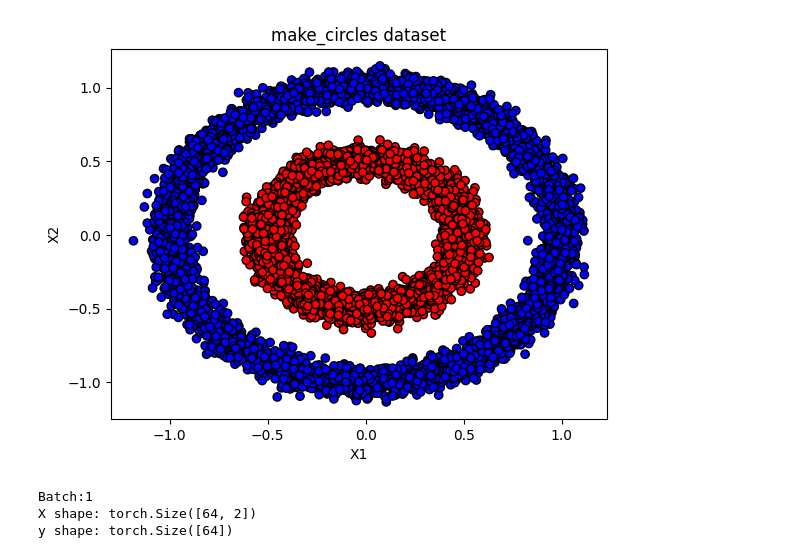
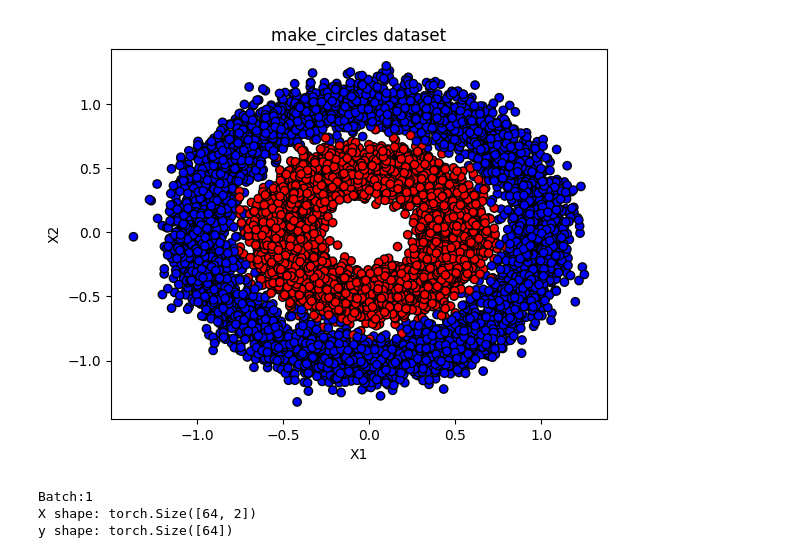
Before and after one commit to SanjayBista1010/DeepLearning, a Jupyter notebook: TrainTestinBatch.ipynb, the cells around one changed output. Cells and saved outputs as stored; diff of their text form; code cells hidden in the pictures.

```diff
--- a/TrainTestinBatch.ipynb
+++ b/TrainTestinBatch.ipynb
@@ -3,20 +3,20 @@
 # %%
 from sklearn.datasets import make_circles
 import matplotlib.pyplot as plt
 
 # Generate 2D circular dataset
 X, y = make_circles(n_samples=10000,      # total number of points
                     factor=0.5,        # scale factor between inner and outer circle
-                    noise=0.05,        # standard deviation of Gaussian noise
+                    noise=0.1,        # standard deviation of Gaussian noise
                     random_state=42)
 # Plot the dataset
 plt.scatter(X[:, 0], X[:, 1], c=y, cmap='bwr', edgecolor='k')
 plt.xlabel("X1")
 plt.ylabel("X2")
 plt.title("make_circles dataset")
 plt.show()
 # %% [output]
-[figure, old version]
+[figure, new version]
 # %%
 from sklearn.model_selection import train_test_split
 X_train, X_test, y_train, y_test = train_test_split(X, y, test_size=0.33, random_state=42)
```
Also changed, not shown: parts of 2 cells of this notebook.
